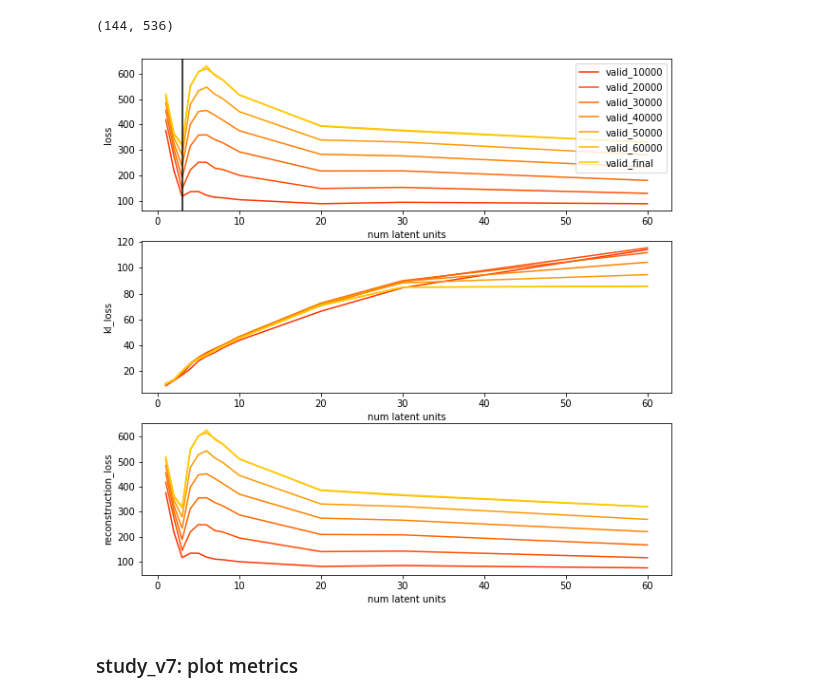
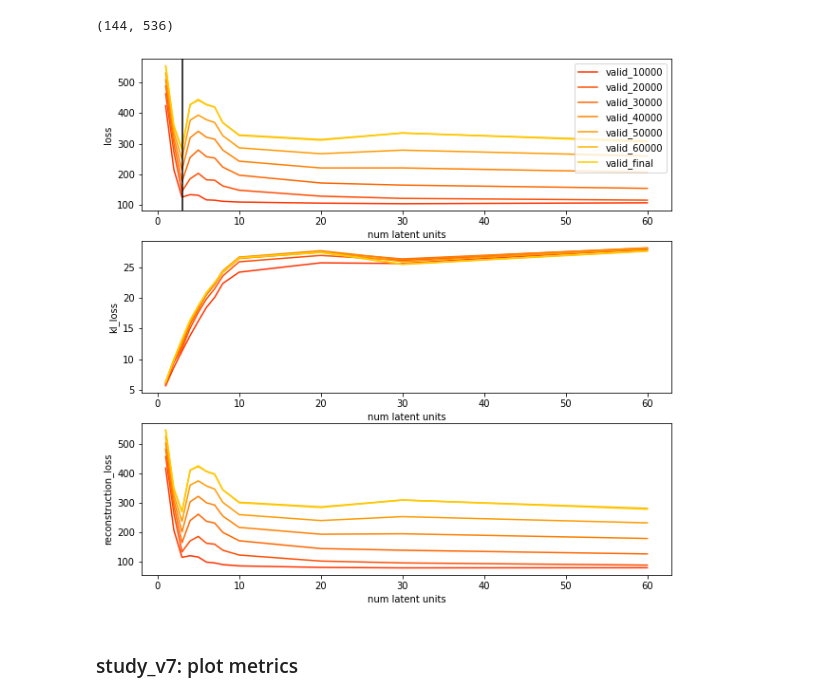
Before and after one commit to jasonmhwu/disentanglement_lib, a Jupyter notebook: notebooks/parse_results.ipynb, the cells around one changed output. Saved outputs shown, nothing was run; the diff lists cells and outputs as text; code cells hidden in the pictures.

```diff
--- a/notebooks/parse_results.ipynb
+++ b/notebooks/parse_results.ipynb
@@ -313,12 +313,12 @@ def plot_loss_against_num_latent(df, column_names, beta_value, num_training_data
 # %%
 # super low kl_loss at scale = 1/32
 # weird kl_loss increase at scale = 2/32
 # not plotting scale = 1/32 cuz so different from other values
 
 column_names = ['loss', 'kl_loss', 'reconstruction_loss']
-plot_loss_against_num_latent(df, column_names, beta_value=0.125, num_training_data=1000)
+plot_loss_against_num_latent(df, column_names, beta_value=1, num_training_data=1000)
 # %% [output]
-[figure, old version]
+[figure, new version]
 # %% [markdown]
 ### study_v7: plot metrics
 # %%
```
Also changed, not shown: parts of 13 cells of this notebook, 38 other files.
